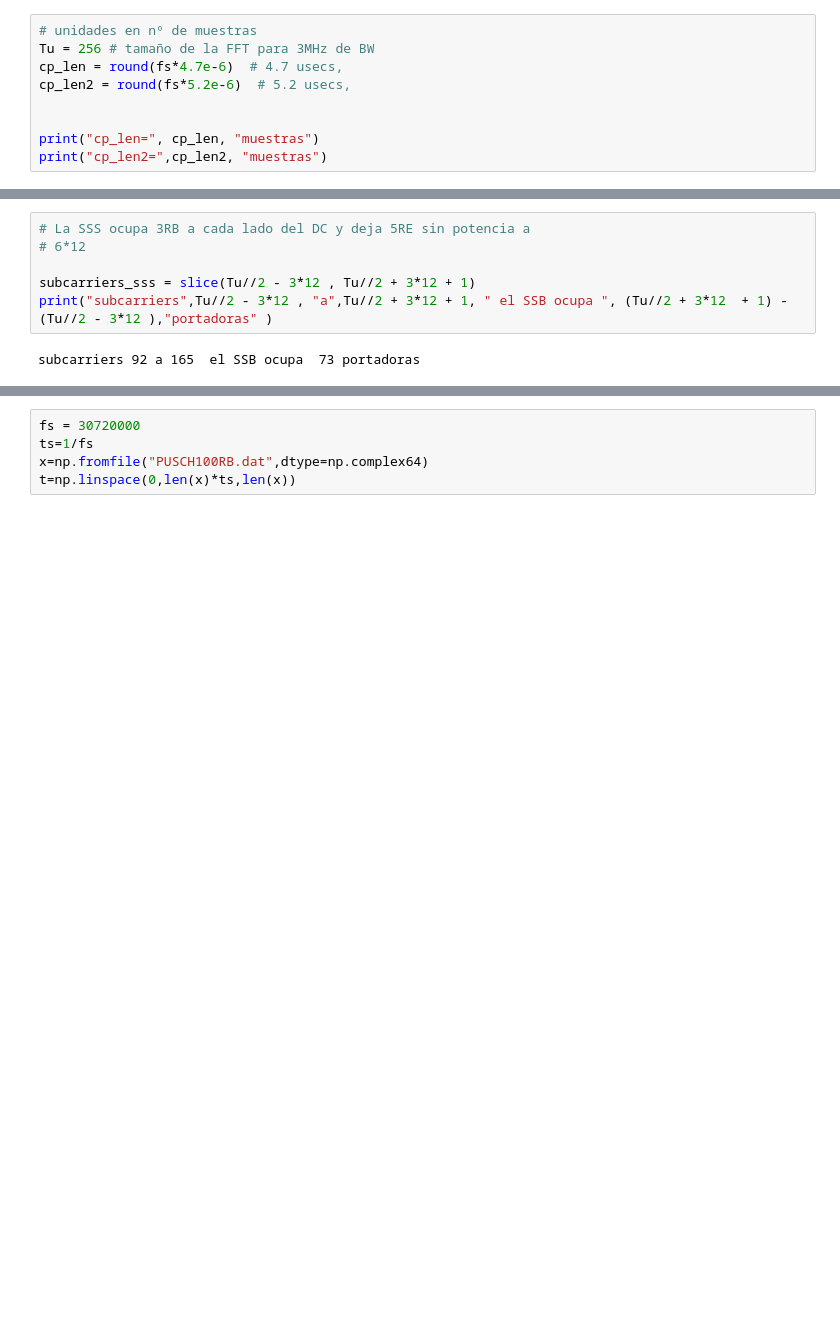
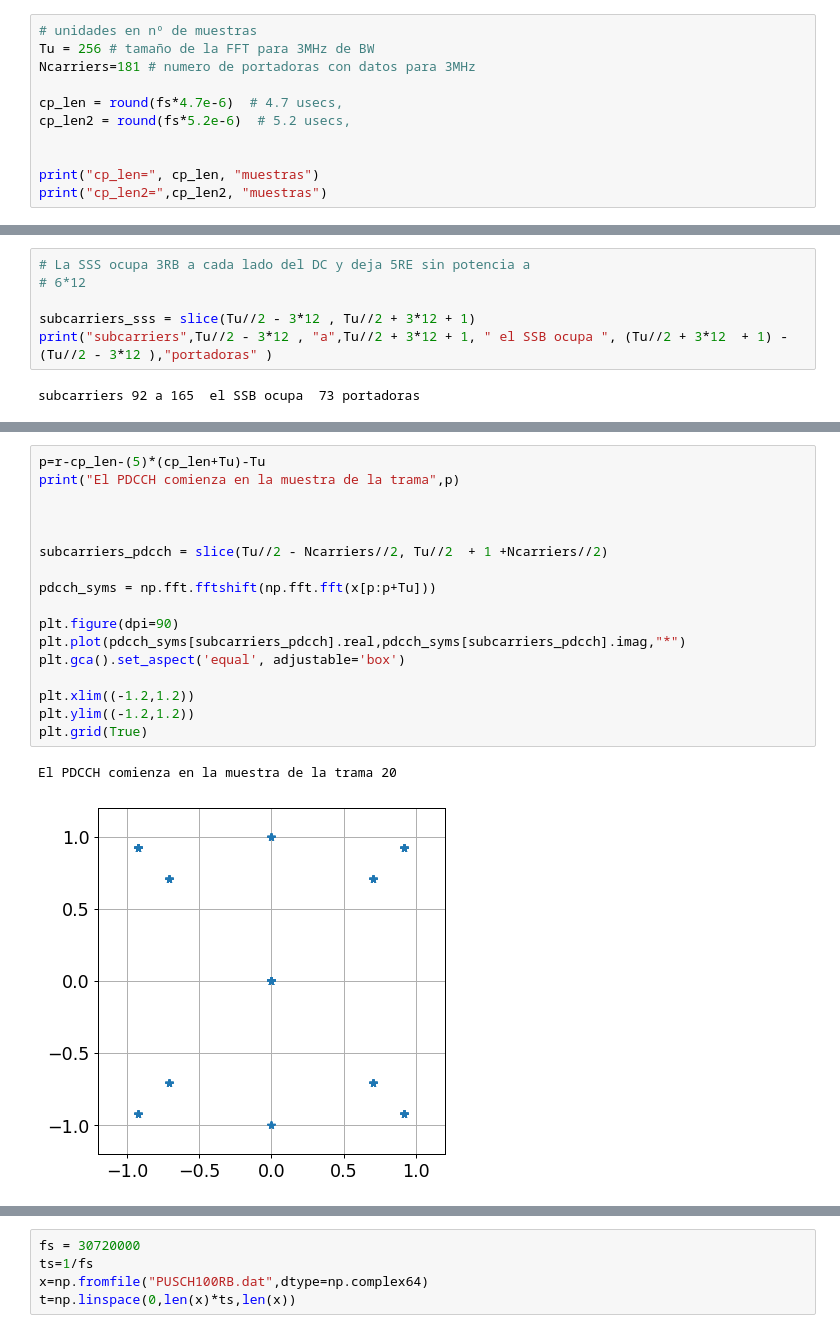
Before and after one commit to pablodecesare1/LTESignals, a Jupyter notebook: LTE_uplink_downlink_channels.ipynb, the cells around one changed output, grey strips where cells are left out. Saved outputs shown, nothing was run; the diff lists cells and outputs as text; blank space fills up the shorter version.

```diff
--- a/LTE_uplink_downlink_channels.ipynb
+++ b/LTE_uplink_downlink_channels.ipynb
@@ -52,6 +52,8 @@ Como la mayoria de los telefonos soportaria 2-3-4G, se guardó compatibilidad co
 # %%
 # unidades en nº de muestras
 Tu = 256 # tamaño de la FFT para 3MHz de BW
+Ncarriers=181 # numero de portadoras con datos para 3MHz
+
 cp_len = round(fs*4.7e-6)  # 4.7 usecs,
 cp_len2 = round(fs*5.2e-6)  # 5.2 usecs,
 
@@ -308,0 +271,20 @@ plt.legend()
+# %%
+p=r-cp_len-(5)*(cp_len+Tu)-Tu
+print("El PDCCH comienza en la muestra de la trama",p)
+
+
+
+subcarriers_pdcch = slice(Tu//2 - Ncarriers//2, Tu//2  + 1 +Ncarriers//2)
+
+pdcch_syms = np.fft.fftshift(np.fft.fft(x[p:p+Tu]))
+
+plt.figure(dpi=90)
+plt.plot(pdcch_syms[subcarriers_pdcch].real,pdcch_syms[subcarriers_pdcch].imag,"*")
+plt.gca().set_aspect('equal', adjustable='box')
+
+plt.xlim((-1.2,1.2))
+plt.ylim((-1.2,1.2))
+plt.grid(True)
+# %% [output]
+El PDCCH comienza en la muestra de la trama 20
+[figure, added]
```
Also changed, not shown: parts of 19 cells of this notebook, 1 other file.
